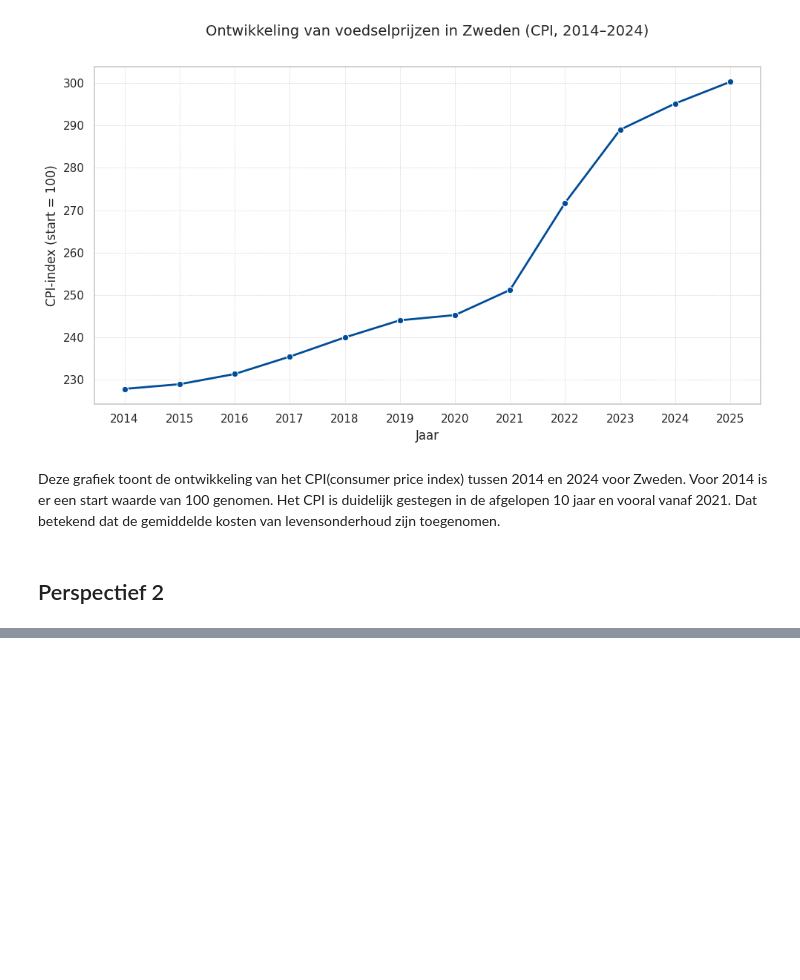
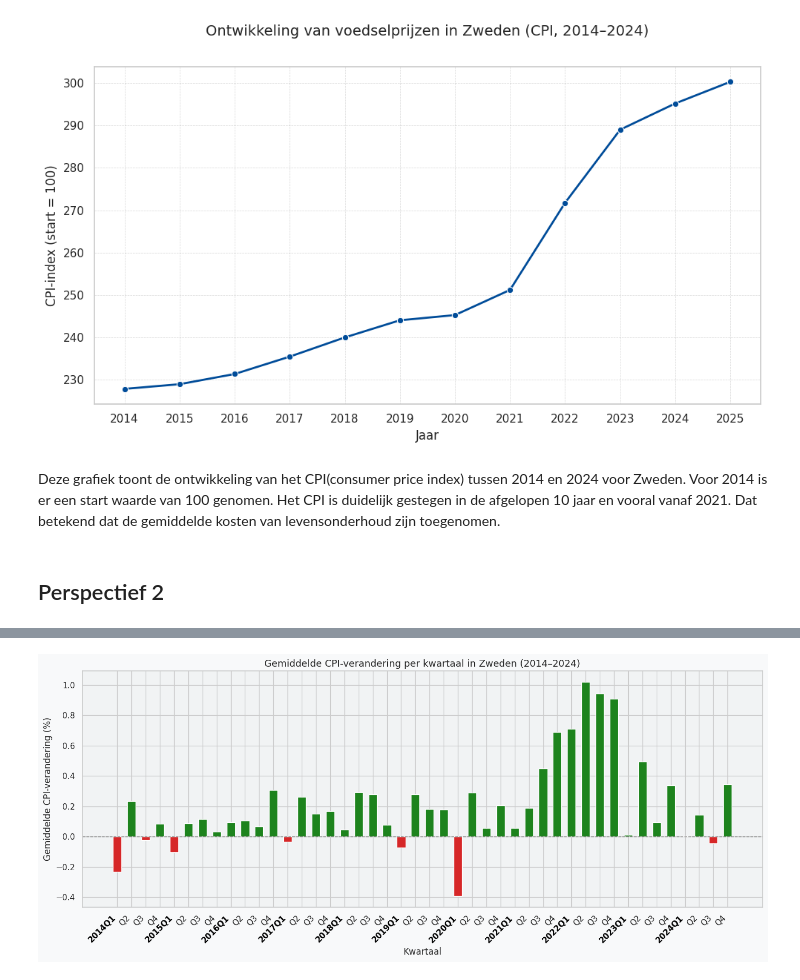
Before and after one commit to prox05/IV-KI-2025, a Jupyter notebook: docs/Visualisatie.ipynb, the cells around one changed output, grey strips where cells are left out. Cells and saved outputs as stored; diff of their text form; code cells hidden in the pictures; blank space fills up the shorter version.

```diff
--- a/docs/Visualisatie.ipynb
+++ b/docs/Visualisatie.ipynb
@@ -81,0 +127,80 @@ Deze grafiek toont de ontwikkeling van het CPI(consumer price index) tussen 2014
+# %%
+import pandas as pd
+import matplotlib.pyplot as plt
+import seaborn as sns
+import numpy as np
+
+# ------------------------------------------
+# DATA INLADEN
+# ------------------------------------------
+
+cpi_df = pd.read_csv('processed_data/CPI.csv')
+
+# ------------------------------------------
+# PREPROCESSING CPI (2014–2024)
+# ------------------------------------------
+
+cpi_df['Maand'] = pd.to_datetime(cpi_df['month'].str.replace('M', '-'), format='%Y-%m')
+cpi_df = cpi_df[(cpi_df['Maand'].dt.year >= 2014) & (cpi_df['Maand'].dt.year <= 2024)]
+cpi_df['Kwartaal'] = cpi_df['Maand'].dt.to_period('Q').astype(str)
+cpi_quarterly = cpi_df.groupby('Kwartaal')['DATA'].mean().reset_index()
+cpi_quarterly.rename(columns={'DATA': 'Gemiddelde_CPI'}, inplace=True)
+cpi_quarterly['Jaar'] = cpi_quarterly['Kwartaal'].str[:4].astype(int)
+cpi_quarterly['Q'] = cpi_quarterly['Kwartaal'].str[-2:]
+
+# ------------------------------------------
+# LABELS MAKEN VOOR X-AS
+# ------------------------------------------
+
+labels = []
+highlight_idx = []
+for i in range(len(cpi_quarterly)):
+    kwartaal = cpi_quarterly.iloc[i]['Q']
+    jaar = cpi_quarterly.iloc[i]['Jaar']
+    if kwartaal == 'Q1':
+        labels.append(f'{jaar}Q1')
+        highlight_idx.append(i)
+    else:
+        labels.append(kwartaal)
+
+# ------------------------------------------
+# KLEUREN DEFINIËREN
+# ------------------------------------------
+
+groen = '#1d831d'  # gewenste groene kleur
+rood = '#d62728'    # rood voor negatief
+
+colors = [groen if val >= 0 else rood for val in cpi_quarterly['Gemiddelde_CPI']]
+
+# ------------------------------------------
+# GRAFIEK TEKENEN (met matplotlib bar, niet sns.barplot)
+# ------------------------------------------
+
+plt.figure(figsize=(14, 6), facecolor='#f8f9fa')  # lichte achtergrond
+
+x = np.arange(len(cpi_quarterly))
+y = cpi_quarterly['Gemiddelde_CPI']
+
+bars = plt.bar(x, y, color=colors, width=0.6)
+
+plt.xticks(x, labels, rotation=45, ha='right')
+
+ax = plt.gca()
+
+# Q1 labels vet en zwart maken
+for i, label in enumerate(ax.get_xticklabels()):
+    if i in highlight_idx:
+        label.set_weight("bold")
+        label.set_color("black")
+
+plt.title("Gemiddelde CPI-verandering per kwartaal in Zweden (2014–2024)", fontsize=13)
+plt.ylabel("Gemiddelde CPI-verandering (%)")
+plt.xlabel("Kwartaal")
+
+ax.axhline(0, color='gray', linestyle='--', linewidth=1)
+ax.set_facecolor('#f1f3f4')  # zachte achtergrond tint
+
+plt.tight_layout()
+plt.show()
+# %% [output]
+[figure, added]
```
Also changed, not shown: parts of 1 cell of this notebook.
